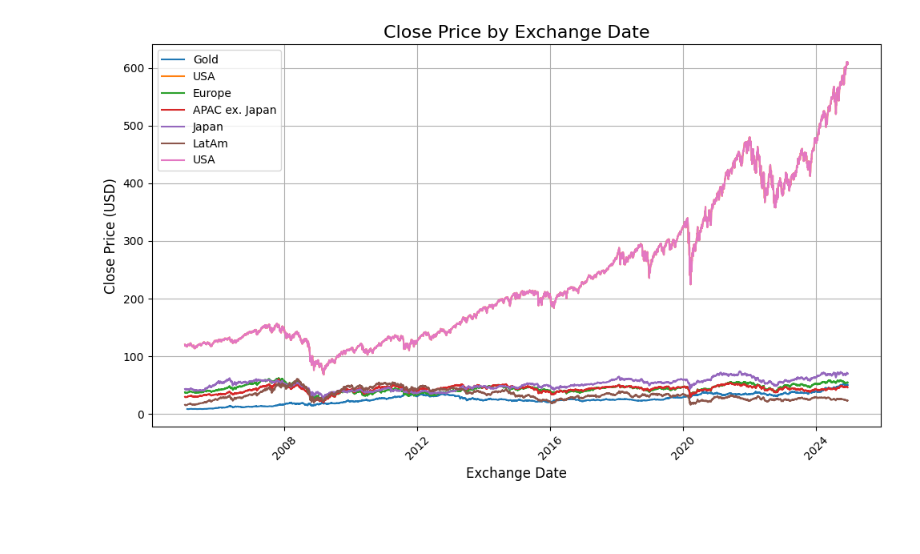
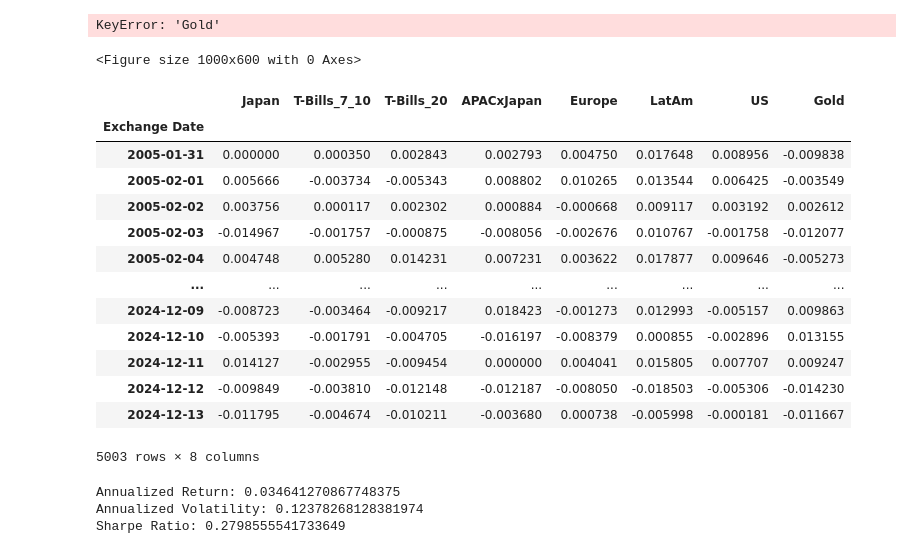
Before and after one commit to plaishev/asset_mgmt_seminar, a Jupyter notebook: Untitled.ipynb, the cells around one changed output. Saved outputs shown, nothing was run; the diff lists cells and outputs as text; code cells hidden in the pictures; blank space fills up the shorter version.

Commit message:
first shot at 60/40 portfolio

```diff
--- a/Untitled.ipynb
+++ b/Untitled.ipynb
@@ -22,13 +49,15 @@ us.head()
 # %%
+# Plot price data to check data read
+
 # Create the plot
 plt.figure(figsize=(10, 6))
-plt.plot(gold['Exchange Date'], gold['Close'], marker='', label='Gold')
-plt.plot(us['Exchange Date'], us['Close'], marker='', label='USA')
-plt.plot(europe['Exchange Date'], europe['Close'], marker='', label='Europe')
-plt.plot(apac_x_japan['Exchange Date'], apac_x_japan['Close'], marker='', label='APAC ex. Japan')
-plt.plot(japan['Exchange Date'], japan['Close'], marker='', label='Japan')
-plt.plot(latam['Exchange Date'], latam['Close'], marker='', label='LatAm')
-plt.plot(us['Exchange Date'], us['Close'], marker='', label='USA')
+plt.plot(gold['Gold'], marker='', label='Gold')
+plt.plot(us['US'], marker='', label='USA')
+plt.plot(europe['Europe'], marker='', label='Europe')
+plt.plot(apac_x_japan['APACxJapan'], marker='', label='APAC ex. Japan')
+plt.plot(japan['Japan'], marker='', label='Japan')
+plt.plot(latam['LatAm'], marker='', label='LatAm')
+plt.plot(us['US'], marker='', label='USA')
 
 
 
@@ -44,4 +73,66 @@ plt.xticks(rotation=45)  # Rotate date labels for better readability
 plt.tight_layout()  # Adjust layout for better appearance
 plt.show()
 # %% [output]
-[figure, removed]
+KeyError: 'Gold'
+<Figure size 1000x600 with 0 Axes>
+# %%
+# Merge all datasets on 'Exchange Date'
+returns = japan.join([t_bills_7_10, t_bills_20, apac_x_japan, europe, latam, us, gold], how='inner')
+
+# Rename the columns for clarity
+returns.columns = ['Japan', 'T-Bills_7_10', 'T-Bills_20',
+                'APACxJapan','Europe','LatAm', 'US', 'Gold']
+returns = returns.dropna()
+returns = returns.sort_values(by='Exchange Date', ascending=True)
+# %%
+returns
+# %% [output]
+|  | Japan | T-Bills_7_10 | T-Bills_20 | APACxJapan | Europe | LatAm | US | Gold |
+| Exchange Date |  |  |  |  |  |  |  |  |
+| 2005-01-31 | 0.000000 | 0.000350 | 0.002843 | 0.002793 | 0.004750 | 0.017648 | 0.008956 | -0.009838 |
+| 2005-02-01 | 0.005666 | -0.003734 | -0.005343 | 0.008802 | 0.010265 | 0.013544 | 0.006425 | -0.003549 |
+| 2005-02-02 | 0.003756 | 0.000117 | 0.002302 | 0.000884 | -0.000668 | 0.009117 | 0.003192 | 0.002612 |
+| 2005-02-03 | -0.014967 | -0.001757 | -0.000875 | -0.008056 | -0.002676 | 0.010767 | -0.001758 | -0.012077 |
+| 2005-02-04 | 0.004748 | 0.005280 | 0.014231 | 0.007231 | 0.003622 | 0.017877 | 0.009646 | -0.005273 |
+| ... | ... | ... | ... | ... | ... | ... | ... | ... |
+| 2024-12-09 | -0.008723 | -0.003464 | -0.009217 | 0.018423 | -0.001273 | 0.012993 | -0.005157 | 0.009863 |
+| 2024-12-10 | -0.005393 | -0.001791 | -0.004705 | -0.016197 | -0.008379 | 0.000855 | -0.002896 | 0.013155 |
+| 2024-12-11 | 0.014127 | -0.002955 | -0.009454 | 0.000000 | 0.004041 | 0.015805 | 0.007707 | 0.009247 |
+| 2024-12-12 | -0.009849 | -0.003810 | -0.012148 | -0.012187 | -0.008050 | -0.018503 | -0.005306 | -0.014230 |
+| 2024-12-13 | -0.011795 | -0.004674 | -0.010211 | -0.003680 | 0.000738 | -0.005998 | -0.000181 | -0.011667 |
+5003 rows × 8 columns
+# %%
+weights = {
+    'Japan': 0.12,
+    'T-Bills_7_10': 0.2,
+    'T-Bills_20': 0.2,
+    'APACxJapan': 0.12,
+    'Europe': 0.12,
+    'LatAm': 0.12,
+    'US': 0.12,
+    'Gold': 0.0,
+}
+
+# Calculate the portfolio return for each day
+portfolio_return = (returns[list(weights.keys())] * list(weights.values())).sum(axis=1)
+
+# Calculate cumulative return
+cumulative_return = (1 + portfolio_return).cumprod() - 1
+
+# Calculate annualized return
+annualized_return = (1 + cumulative_return.iloc[-1]) ** (252 / len(portfolio_return)) - 1
+
+# Calculate annualized volatility (standard deviation of returns)
+annualized_volatility = portfolio_return.std() * (252 ** 0.5)
+
+# Sharpe ratio (assuming risk-free rate of 0%)
+sharpe_ratio = annualized_return / annualized_volatility
+
+# Print results
+print(f"Annualized Return: {annualized_return}")
+print(f"Annualized Volatility: {annualized_volatility}")
+print(f"Sharpe Ratio: {sharpe_ratio}")
+# %% [output]
+Annualized Return: 0.034641270867748375
+Annualized Volatility: 0.12378268128381974
+Sharpe Ratio: 0.2798555541733649
```
Also changed, not shown: parts of 13 cells of this notebook, 2 other files.
